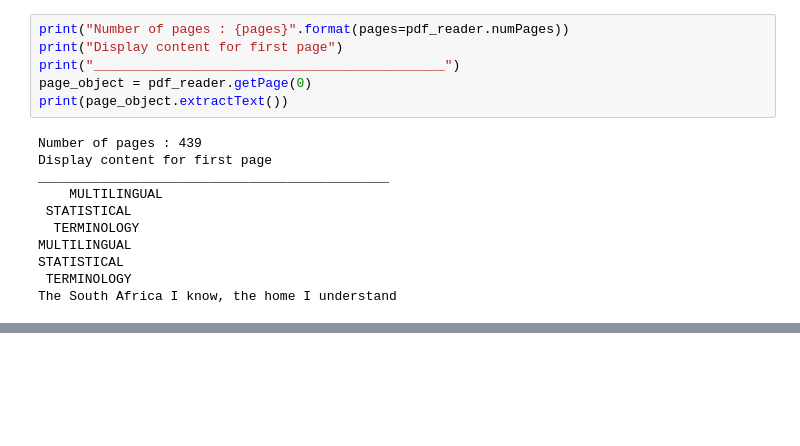
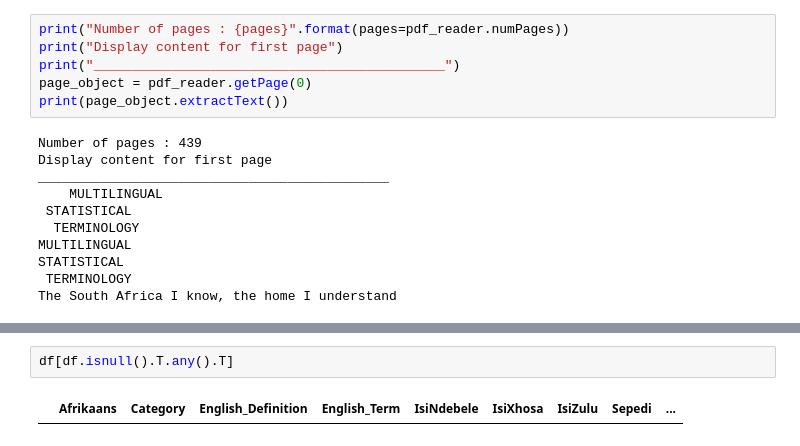
Before and after one commit to dsfsi/StatsSA-Language, a Jupyter notebook: notebooks/08-12-2019-structuring-cleaning-pdf.ipynb, the cells around one changed output, grey strips where cells are left out. Drawn from its saved outputs; the diff is of its cells as text; blank space fills up the shorter version.

```diff
--- a/notebooks/08-12-2019-structuring-cleaning-pdf.ipynb
+++ b/notebooks/08-12-2019-structuring-cleaning-pdf.ipynb
@@ -34,0 +337,4 @@ text = textract.process(PATH, method='pdfminer')
+# %%
+df[df.isnull().T.any().T]
+# %% [output]
+|  | Afrikaans | Category | English_Definition | English_Term | IsiNdebele | IsiXhosa | IsiZulu | Sepedi | ... |
```
Also changed, not shown: parts of 46 cells of this notebook, 9 other files.
